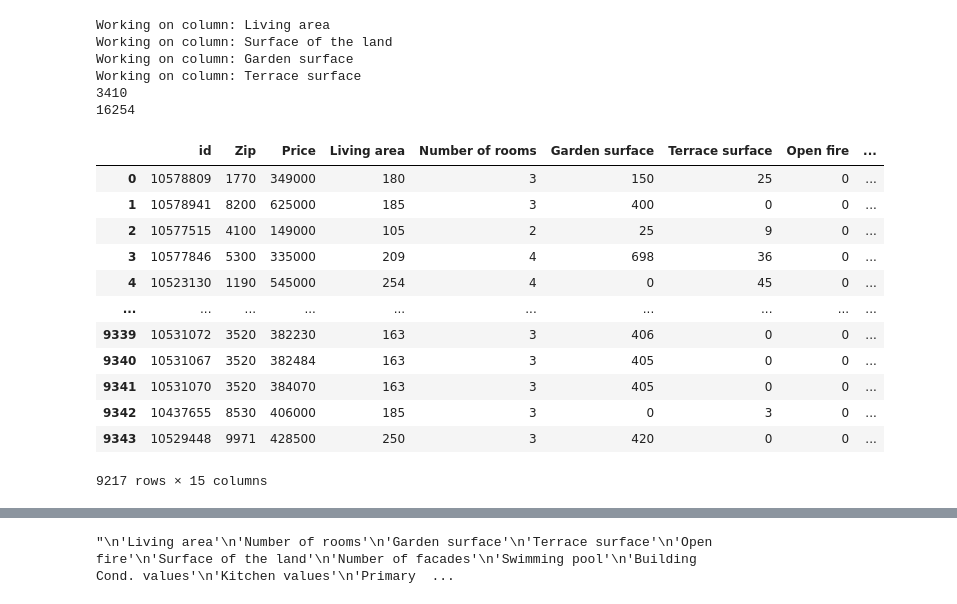
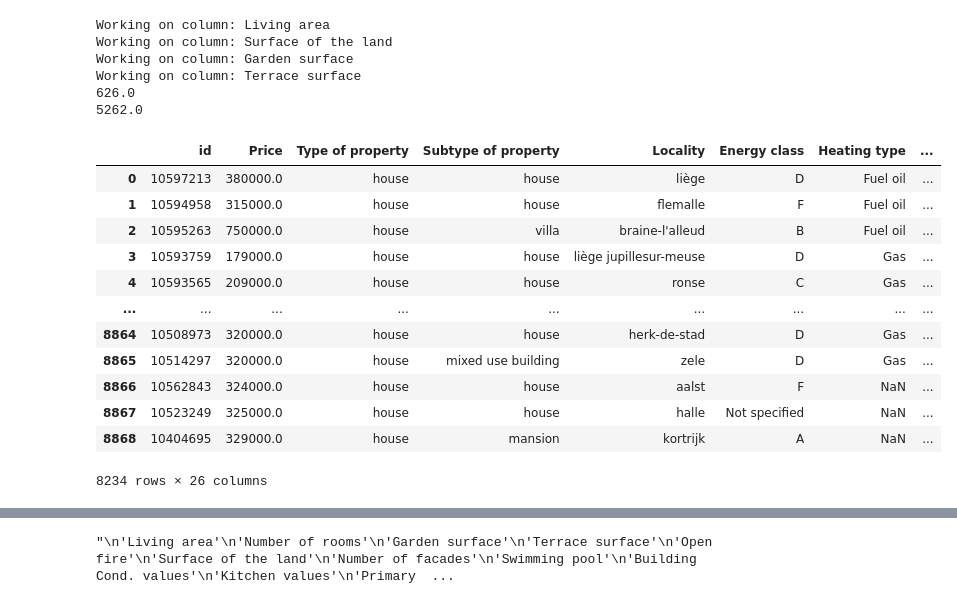
Before and after one commit to Ta-DevSark/challenge-regression, a Jupyter notebook: mourad.ipynb, the cells around one changed output, grey strips where cells are left out. Cells and saved outputs as stored; diff of their text form; code cells hidden in the pictures.

```diff
--- a/mourad.ipynb
+++ b/mourad.ipynb
@@ -9,45 +9,49 @@ from sklearn.preprocessing import StandardScaler
 from typing import List
 from sklearn.model_selection import train_test_split
 # %%
-df = pd.read_csv('complete_houses_mod.csv')
+df = pd.read_csv('final_house.csv')
 df.drop('Unnamed: 0', inplace=True, axis=1)
-df.drop('Price of square meter', inplace=True, axis=1)
+df.drop('Surroundings type', inplace=True, axis=1)
+df.drop('Type of property', inplace=True, axis=1)
+df.drop('Heating type', inplace=True, axis=1)
+df.drop('Locality', inplace=True, axis=1)
+
 def remove_outliers(df: pd.DataFrame, columns: List[str], n_std: int) -> pd.DataFrame:
     for col in columns:
         print('Working on column: {}'.format(col))
 
         mean = df[col].mean()
         sd = df[col].std()
 
         df = df[(df[col] <= mean+(n_std*sd))]
 
     return df
 
 df = remove_outliers(df, ['Living area'], 3)
 df = remove_outliers(df, ['Surface of the land'], 3)
 df = remove_outliers(df, ['Garden surface'], 3)
 df = remove_outliers(df, ['Terrace surface'], 3)
 
 print(df['Living area'].max())
 print(df['Surface of the land'].max())
 df
 # %% [output]
 Working on column: Living area
 Working on column: Surface of the land
 Working on column: Garden surface
 Working on column: Terrace surface
-3410
-16254
+626.0
+5262.0
-|  | id | Zip | Price | Living area | Number of rooms | Garden surface | Terrace surface | Open fire | ... |
-| 0 | 10578809 | 1770 | 349000 | 180 | 3 | 150 | 25 | 0 | ... |
-| 1 | 10578941 | 8200 | 625000 | 185 | 3 | 400 | 0 | 0 | ... |
-| 2 | 10577515 | 4100 | 149000 | 105 | 2 | 25 | 9 | 0 | ... |
-| 3 | 10577846 | 5300 | 335000 | 209 | 4 | 698 | 36 | 0 | ... |
-| 4 | 10523130 | 1190 | 545000 | 254 | 4 | 0 | 45 | 0 | ... |
-| ... | ... | ... | ... | ... | ... | ... | ... | ... | ... |
-| 9339 | 10531072 | 3520 | 382230 | 163 | 3 | 406 | 0 | 0 | ... |
-| 9340 | 10531067 | 3520 | 382484 | 163 | 3 | 405 | 0 | 0 | ... |
-| 9341 | 10531070 | 3520 | 384070 | 163 | 3 | 405 | 0 | 0 | ... |
-| 9342 | 10437655 | 8530 | 406000 | 185 | 3 | 0 | 3 | 0 | ... |
-| 9343 | 10529448 | 9971 | 428500 | 250 | 3 | 420 | 0 | 0 | ... |
+|  | id | Price | Type of property | Subtype of property | Locality | Energy class | Heating type | ... |
+| 0 | 10597213 | 380000.0 | house | house | liège | D | Fuel oil | ... |
+| 1 | 10594958 | 315000.0 | house | house | flemalle | F | Fuel oil | ... |
+| 2 | 10595263 | 750000.0 | house | villa | braine-l'alleud | B | Fuel oil | ... |
+| 3 | 10593759 | 179000.0 | house | house | liège jupillesur-meuse | D | Gas | ... |
+| 4 | 10593565 | 209000.0 | house | house | ronse | C | Gas | ... |
+| ... | ... | ... | ... | ... | ... | ... | ... | ... |
+| 8864 | 10508973 | 320000.0 | house | house | herk-de-stad | D | Gas | ... |
+| 8865 | 10514297 | 320000.0 | house | mixed use building | zele | D | Gas | ... |
+| 8866 | 10562843 | 324000.0 | house | house | aalst | F | NaN | ... |
+| 8867 | 10523249 | 325000.0 | house | house | halle | Not specified | NaN | ... |
+| 8868 | 10404695 | 329000.0 | house | mansion | kortrijk | A | NaN | ... |
-9217 rows × 15 columns
+8234 rows × 26 columns
```
Also changed, not shown: parts of 3 cells of this notebook, 1 other file.
